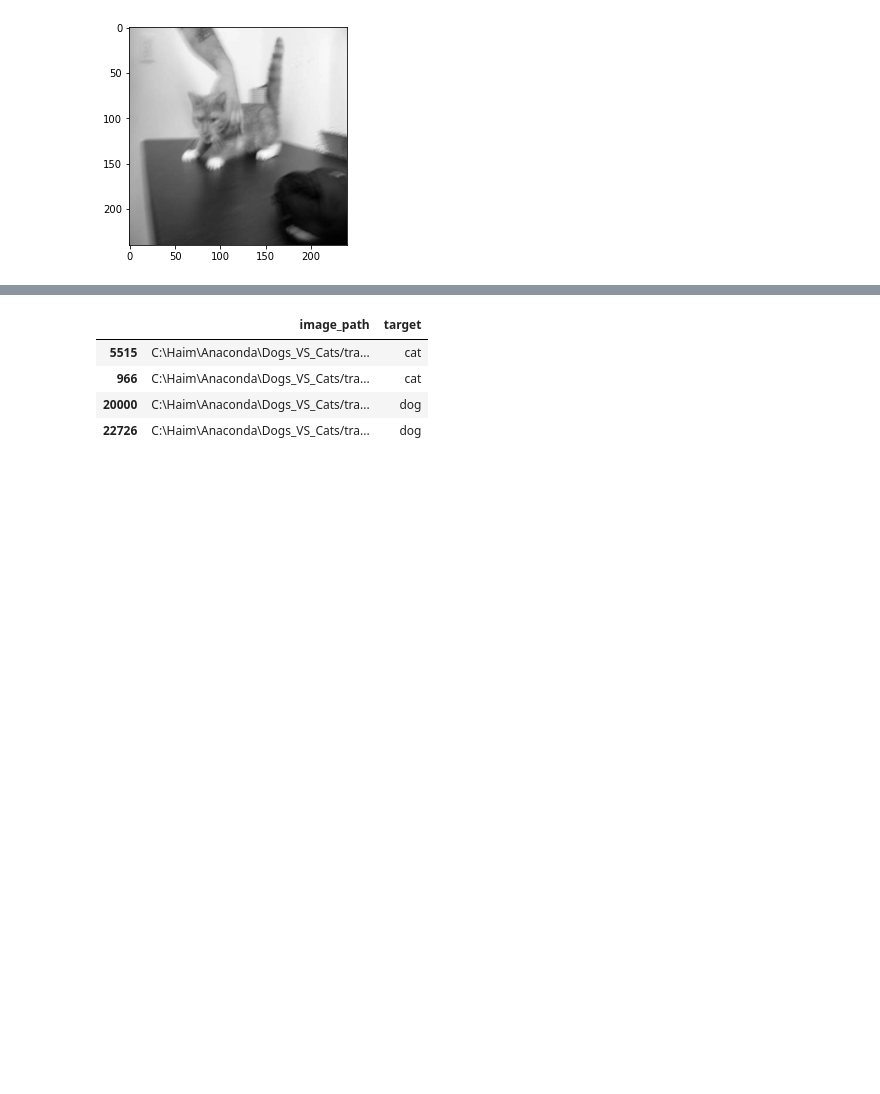
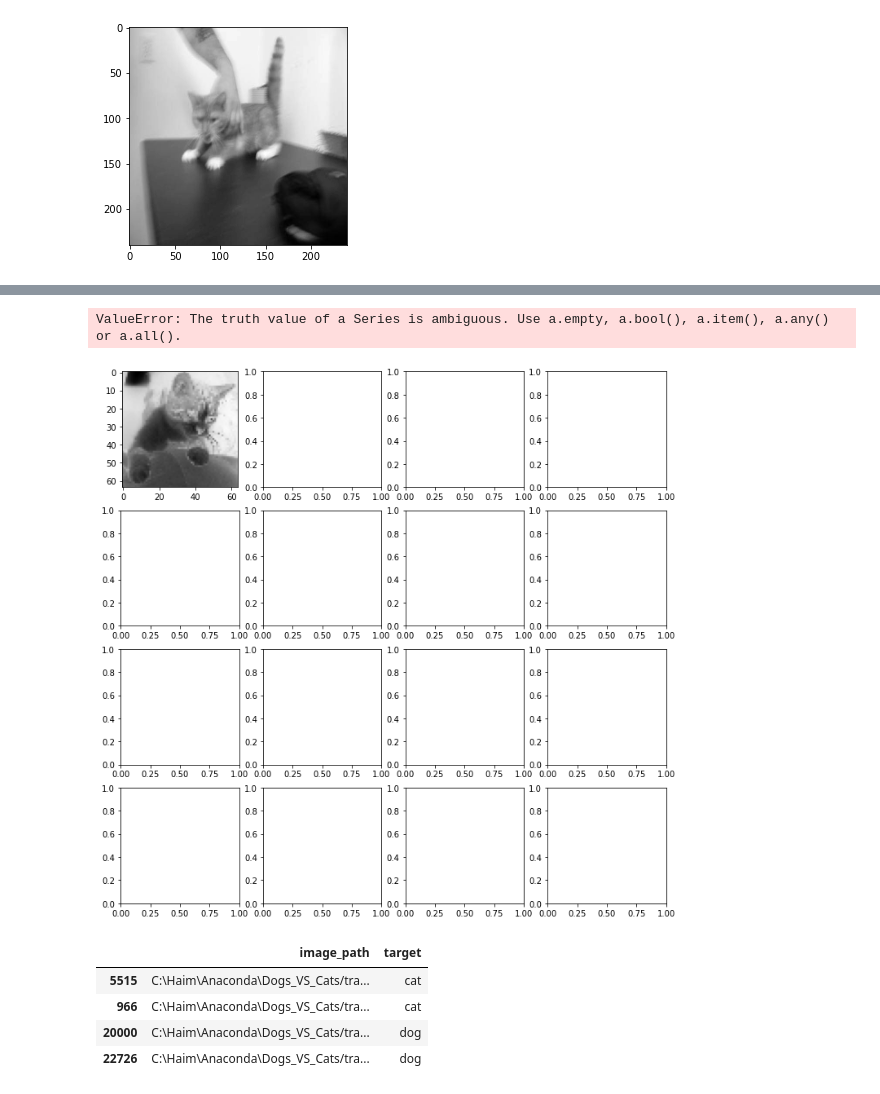
Before and after one commit to haimgoldfisher/Data_Visualization_Final_Project, a Jupyter notebook: NoteBook3 - Dogs VS Cats.ipynb, the cells around one changed output, grey strips where cells are left out. Saved outputs shown, nothing was run; the diff lists cells and outputs as text; code cells hidden in the pictures; blank space fills up the shorter version.

```diff
--- a/NoteBook3 - Dogs VS Cats.ipynb
+++ b/NoteBook3 - Dogs VS Cats.ipynb
@@ -99,0 +163,5 @@ plt.show()
+# %%
+X_Dog['label'] = Y_dog
+dog_data= X_Dog
+dog_data.head()
+#the Dog dataset
@@ -99,0 +176,5 @@ plt.show()
+# %%
+train_data=pd.concat([cat_data,dog_data])
+train_data=train_data.sample(frac=1)
+train_data.head()
+#this is our train dataset
@@ -100,3 +189,27 @@ plt.show()
+# %%
+#lets split the data for x and y so we can to normalize the x data
+data = train_data.drop(['label'],axis=1)
+target = train_data['label']
+# %%
+# A function to show the labels
+def num_to_name(label):
+    labeled = label.copy()
+    mapping = {0 :'Cat',
+    1 :'Dog'}
+    labeled = label.map(mapping)
+    return labeled
+# %%
+fig, axes = plt.subplots(4, 4, figsize = (12,12))
+axes = axes.ravel()
+
+for i in range(16):
+    axes[i].imshow(data.values.reshape((data.shape[0], 64, 64))[i], cmap=plt.get_cmap('binary'))
+    axes[i].set_title("Label " + str(target[i]) + ": "+ num_to_name(target)[i])
+    axes[i].axis('off')
+plt.show()
+# %% [output]
+ValueError: The truth value of a Series is ambiguous. Use a.empty, a.bool(), a.item(), a.any() or a.all().
+[figure, added]
 # %%
 # create dataset
 targets=list()
```
Also changed, not shown: parts of 10 cells of this notebook, 1 other file.
